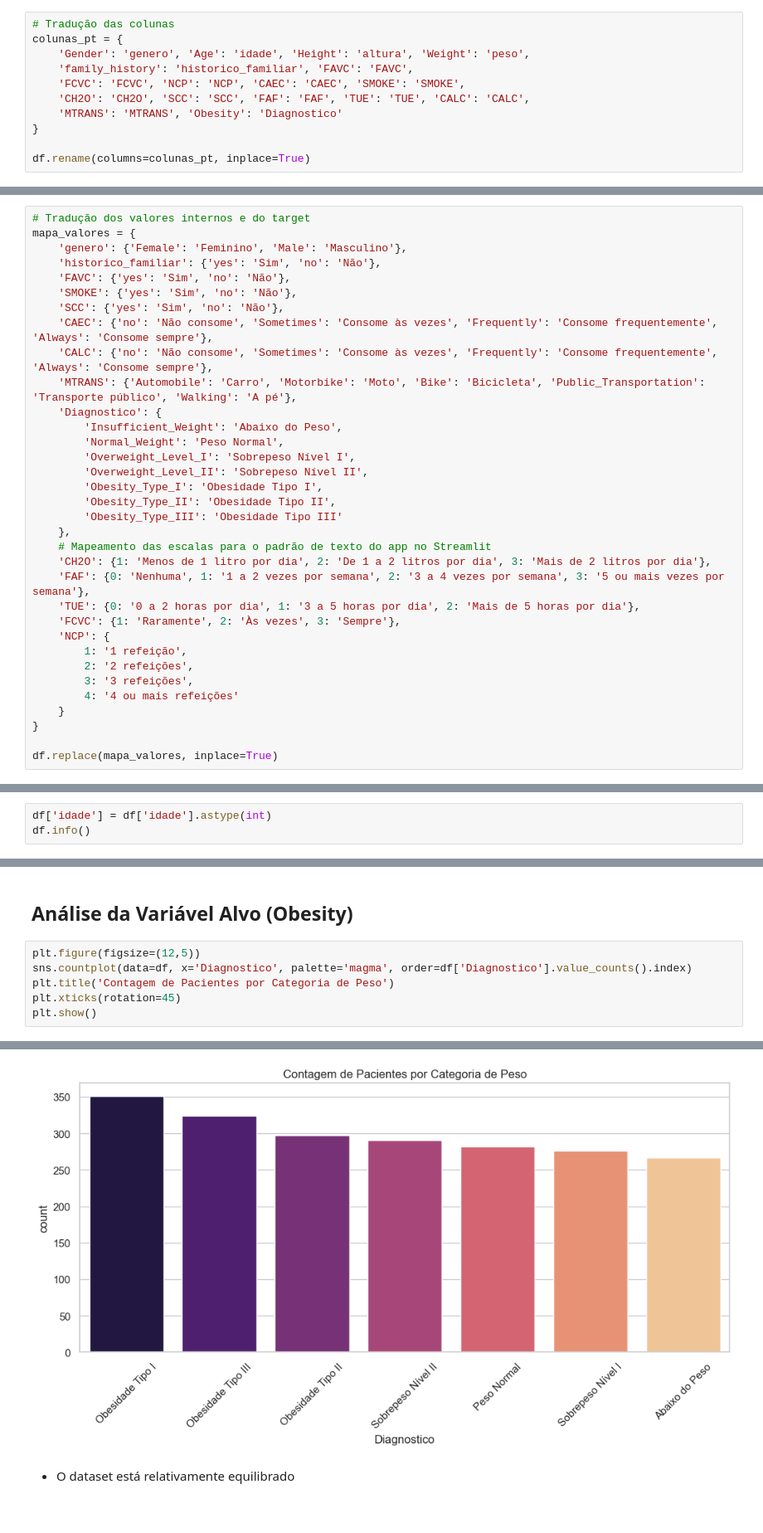
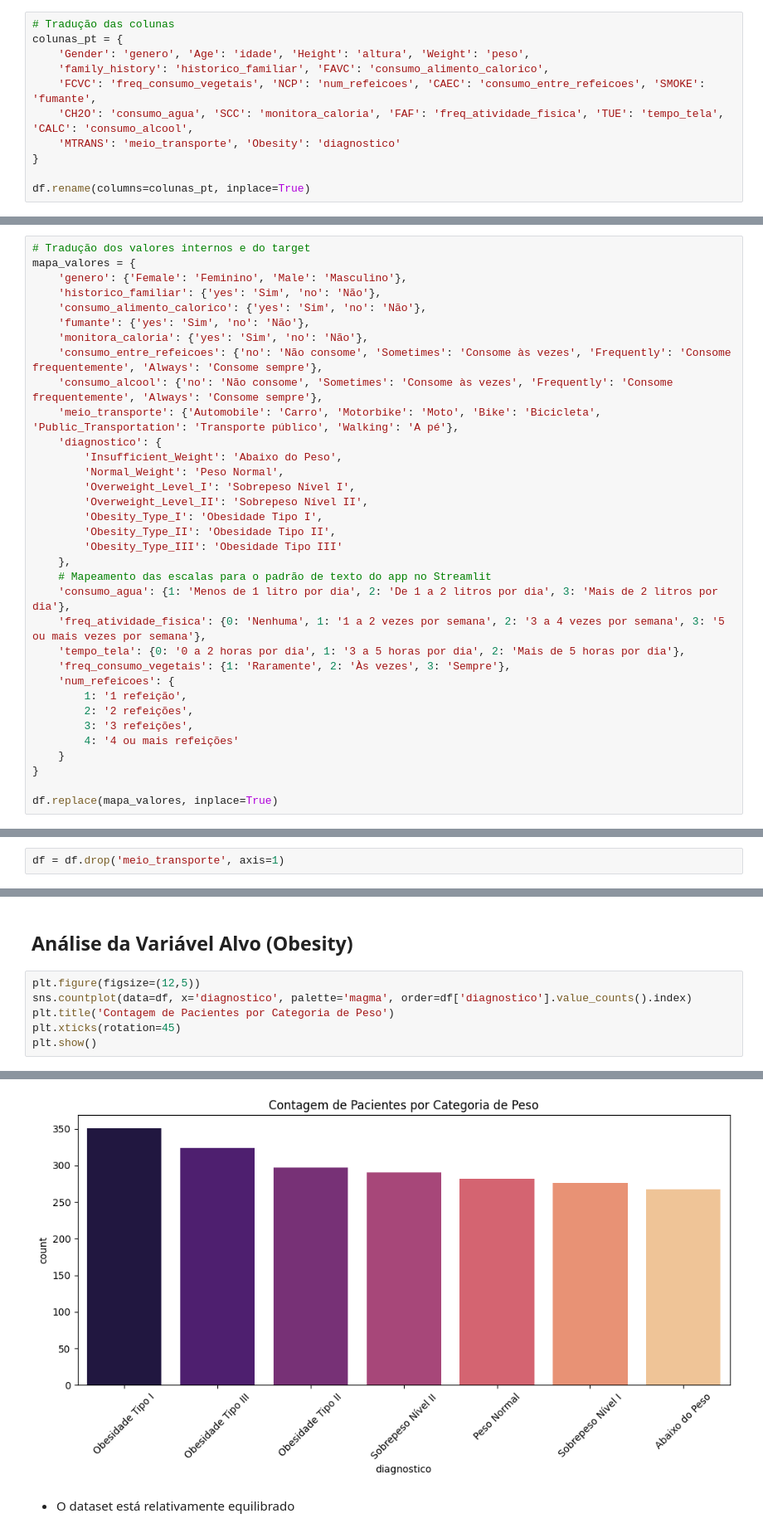
Before and after one commit to leticiacdavid12-hash/tech-challenge-fase4-obesidade, a Jupyter notebook: notebooks/notebook.ipynb, the cells around one changed output, grey strips where cells are left out. Shown at 83% size. Drawn from its saved outputs; the diff is of its cells as text.

```diff
--- a/notebooks/notebook.ipynb
+++ b/notebooks/notebook.ipynb
@@ -169,10 +116,10 @@ Index(['Gender', 'Age', 'Height', 'Weight', 'family_history', 'FAVC', 'FCVC',
 # Tradução das colunas
 colunas_pt = {
     'Gender': 'genero', 'Age': 'idade', 'Height': 'altura', 'Weight': 'peso',
-    'family_history': 'historico_familiar', 'FAVC': 'FAVC',
-    'FCVC': 'FCVC', 'NCP': 'NCP', 'CAEC': 'CAEC', 'SMOKE': 'SMOKE',
-    'CH2O': 'CH2O', 'SCC': 'SCC', 'FAF': 'FAF', 'TUE': 'TUE', 'CALC': 'CALC',
-    'MTRANS': 'MTRANS', 'Obesity': 'Diagnostico'
+    'family_history': 'historico_familiar', 'FAVC': 'consumo_alimento_calorico',
+    'FCVC': 'freq_consumo_vegetais', 'NCP': 'num_refeicoes', 'CAEC': 'consumo_entre_refeicoes', 'SMOKE': 'fumante',
+    'CH2O': 'consumo_agua', 'SCC': 'monitora_caloria', 'FAF': 'freq_atividade_fisica', 'TUE': 'tempo_tela', 'CALC': 'consumo_alcool',
+    'MTRANS': 'meio_transporte', 'Obesity': 'diagnostico'
 }
 
 df.rename(columns=colunas_pt, inplace=True)
@@ -181,13 +137,13 @@ df.rename(columns=colunas_pt, inplace=True)
 mapa_valores = {
     'genero': {'Female': 'Feminino', 'Male': 'Masculino'},
     'historico_familiar': {'yes': 'Sim', 'no': 'Não'},
-    'FAVC': {'yes': 'Sim', 'no': 'Não'},
-    'SMOKE': {'yes': 'Sim', 'no': 'Não'},
-    'SCC': {'yes': 'Sim', 'no': 'Não'},
-    'CAEC': {'no': 'Não consome', 'Sometimes': 'Consome às vezes', 'Frequently': 'Consome frequentemente', 'Always': 'Consome sempre'},
-    'CALC': {'no': 'Não consome', 'Sometimes': 'Consome às vezes', 'Frequently': 'Consome frequentemente', 'Always': 'Consome sempre'},
-    'MTRANS': {'Automobile': 'Carro', 'Motorbike': 'Moto', 'Bike': 'Bicicleta', 'Public_Transportation': 'Transporte público', 'Walking': 'A pé'},
-    'Diagnostico': {
+    'consumo_alimento_calorico': {'yes': 'Sim', 'no': 'Não'},
+    'fumante': {'yes': 'Sim', 'no': 'Não'},
+    'monitora_caloria': {'yes': 'Sim', 'no': 'Não'},
+    'consumo_entre_refeicoes': {'no': 'Não consome', 'Sometimes': 'Consome às vezes', 'Frequently': 'Consome frequentemente', 'Always': 'Consome sempre'},
+    'consumo_alcool': {'no': 'Não consome', 'Sometimes': 'Consome às vezes', 'Frequently': 'Consome frequentemente', 'Always': 'Consome sempre'},
+    'meio_transporte': {'Automobile': 'Carro', 'Motorbike': 'Moto', 'Bike': 'Bicicleta', 'Public_Transportation': 'Transporte público', 'Walking': 'A pé'},
+    'diagnostico': {
         'Insufficient_Weight': 'Abaixo do Peso',
         'Normal_Weight': 'Peso Normal',
         'Overweight_Level_I': 'Sobrepeso Nível I',
@@ -197,11 +153,11 @@ mapa_valores = {
         'Obesity_Type_III': 'Obesidade Tipo III'
     },
     # Mapeamento das escalas para o padrão de texto do app no Streamlit
-    'CH2O': {1: 'Menos de 1 litro por dia', 2: 'De 1 a 2 litros por dia', 3: 'Mais de 2 litros por dia'},
-    'FAF': {0: 'Nenhuma', 1: '1 a 2 vezes por semana', 2: '3 a 4 vezes por semana', 3: '5 ou mais vezes por semana'},
-    'TUE': {0: '0 a 2 horas por dia', 1: '3 a 5 horas por dia', 2: 'Mais de 5 horas por dia'},
-    'FCVC': {1: 'Raramente', 2: 'Às vezes', 3: 'Sempre'},
-    'NCP': {
+    'consumo_agua': {1: 'Menos de 1 litro por dia', 2: 'De 1 a 2 litros por dia', 3: 'Mais de 2 litros por dia'},
+    'freq_atividade_fisica': {0: 'Nenhuma', 1: '1 a 2 vezes por semana', 2: '3 a 4 vezes por semana', 3: '5 ou mais vezes por semana'},
+    'tempo_tela': {0: '0 a 2 horas por dia', 1: '3 a 5 horas por dia', 2: 'Mais de 5 horas por dia'},
+    'freq_consumo_vegetais': {1: 'Raramente', 2: 'Às vezes', 3: 'Sempre'},
+    'num_refeicoes': {
         1: '1 refeição',
         2: '2 refeições',
         3: '3 refeições',
@@ -218,3 +173,0 @@ df.head(1)
-# %%
-df['idade'] = df['idade'].astype(int)
-df.info()
@@ -238,0 +196,2 @@ memory usage: 285.3+ KB
+# %%
+df = df.drop('meio_transporte', axis=1)
@@ -259,7 +226,7 @@ df.describe()
 ## Análise da Variável Alvo (Obesity)
 # %%
 plt.figure(figsize=(12,5))
-sns.countplot(data=df, x='Diagnostico', palette='magma', order=df['Diagnostico'].value_counts().index)
+sns.countplot(data=df, x='diagnostico', palette='magma', order=df['diagnostico'].value_counts().index)
 plt.title('Contagem de Pacientes por Categoria de Peso')
 plt.xticks(rotation=45)
 plt.show()
@@ -270,4 +237,4 @@ Passing `palette` without assigning `hue` is deprecated and will be removed in v
-[figure, old version]
+[figure, new version]
 # %% [markdown]
 * O dataset está relativamente equilibrado
 # %% [markdown]
```
Also changed, not shown: parts of 51 cells of this notebook, 4 other files.
